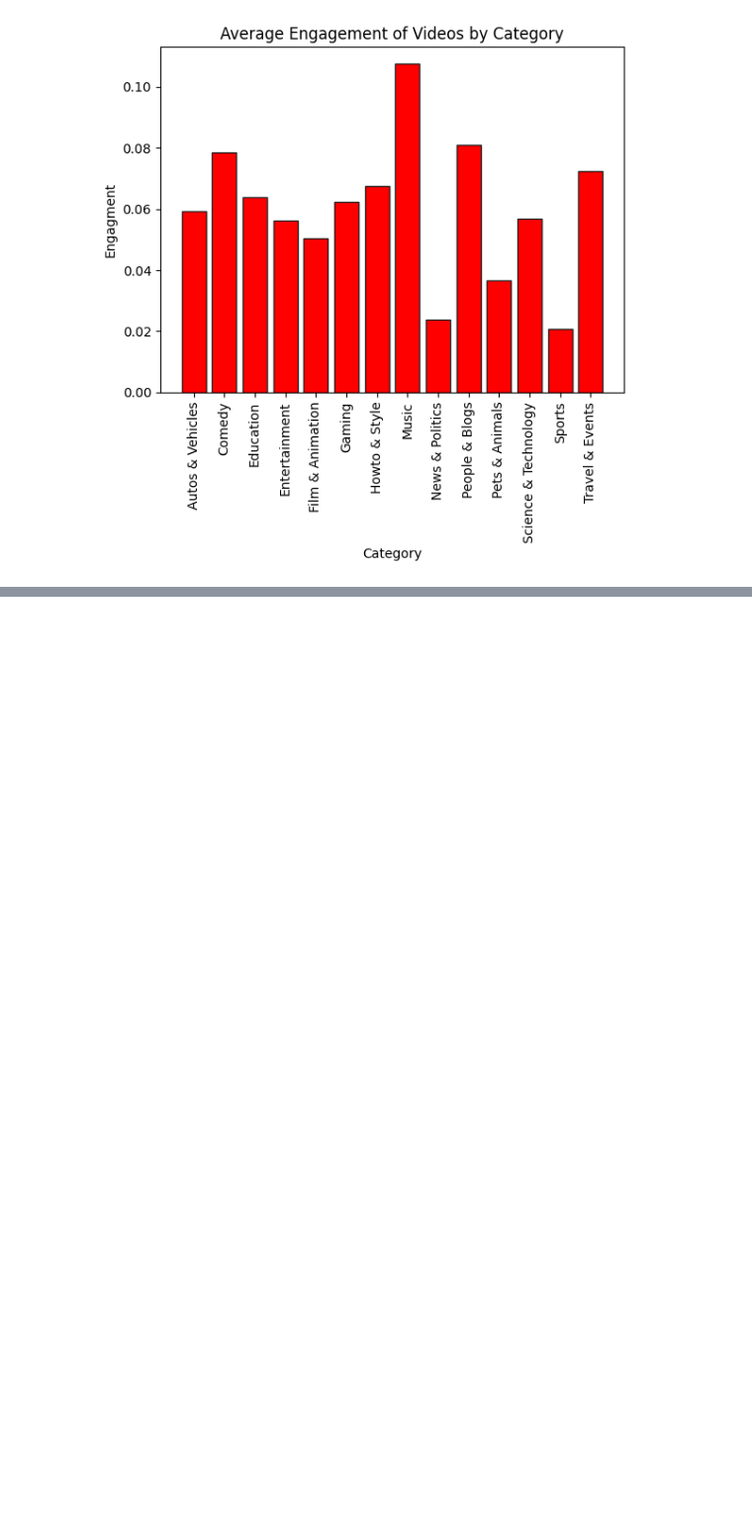
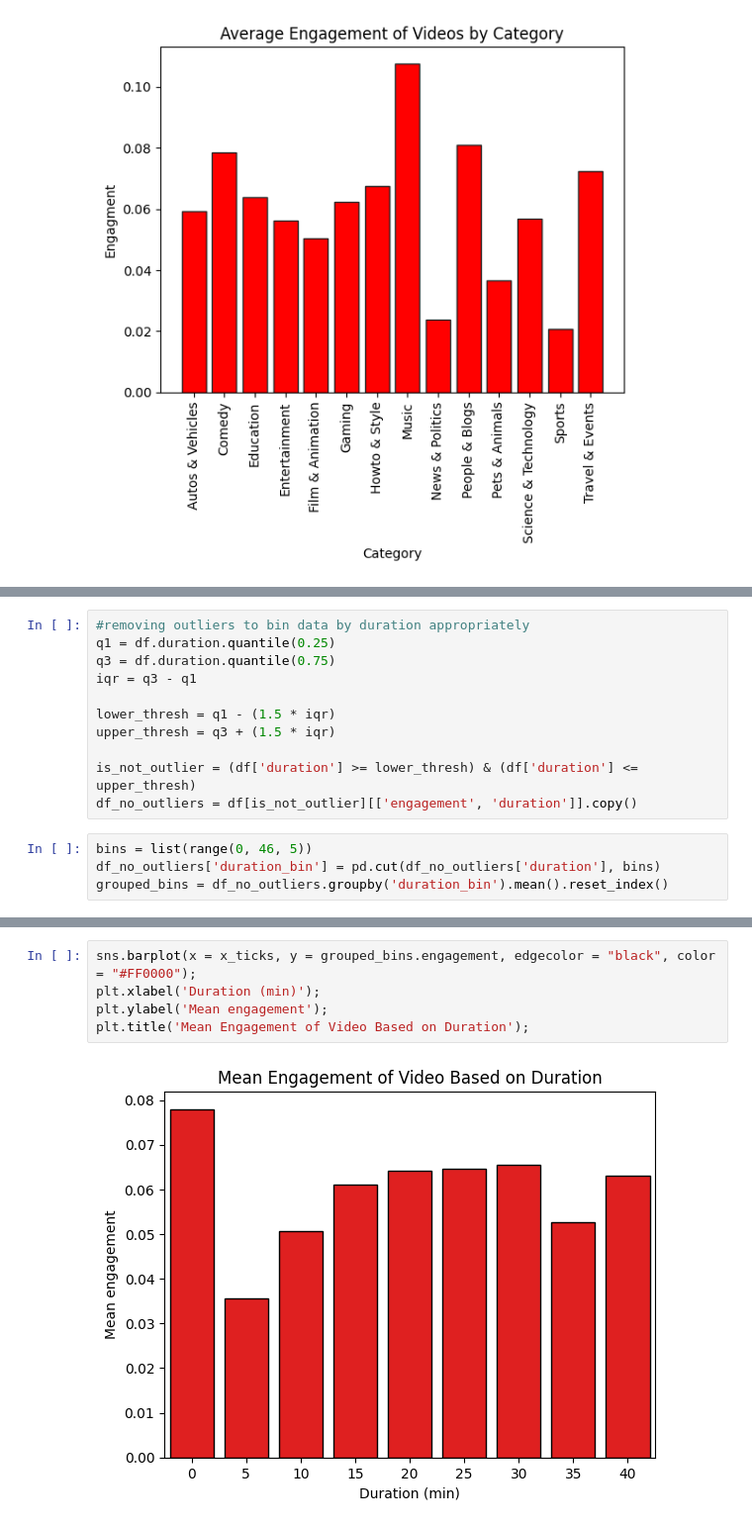
Before and after one commit to kevoinno/youtube-analytics, a Jupyter notebook: youtube_trending_visualizations.ipynb, the cells around one changed output, grey strips where cells are left out. Shown at 99% size. Cells and saved outputs as stored; diff of their text form; blank space fills up the shorter version.

```diff
--- a/youtube_trending_visualizations.ipynb
+++ b/youtube_trending_visualizations.ipynb
@@ -388,0 +93,15 @@ plt.title('Engagment vs Duration of Video');
+# %%
+#removing outliers to bin data by duration appropriately
+q1 = df.duration.quantile(0.25)
+q3 = df.duration.quantile(0.75)
+iqr = q3 - q1
+
+lower_thresh = q1 - (1.5 * iqr)
+upper_thresh = q3 + (1.5 * iqr)
+
+is_not_outlier = (df['duration'] >= lower_thresh) & (df['duration'] <= upper_thresh)
+df_no_outliers = df[is_not_outlier][['engagement', 'duration']].copy()
+# %%
+bins = list(range(0, 46, 5))
+df_no_outliers['duration_bin'] = pd.cut(df_no_outliers['duration'], bins)
+grouped_bins = df_no_outliers.groupby('duration_bin').mean().reset_index()
@@ -388,0 +121,7 @@ plt.title('Engagment vs Duration of Video');
+# %%
+sns.barplot(x = x_ticks, y = grouped_bins.engagement, edgecolor = "black", color = "#FF0000");
+plt.xlabel('Duration (min)');
+plt.ylabel('Mean engagement');
+plt.title('Mean Engagement of Video Based on Duration');
+# %% [output]
+[figure, added]
```
Also changed, not shown: parts of 72 cells of this notebook.
